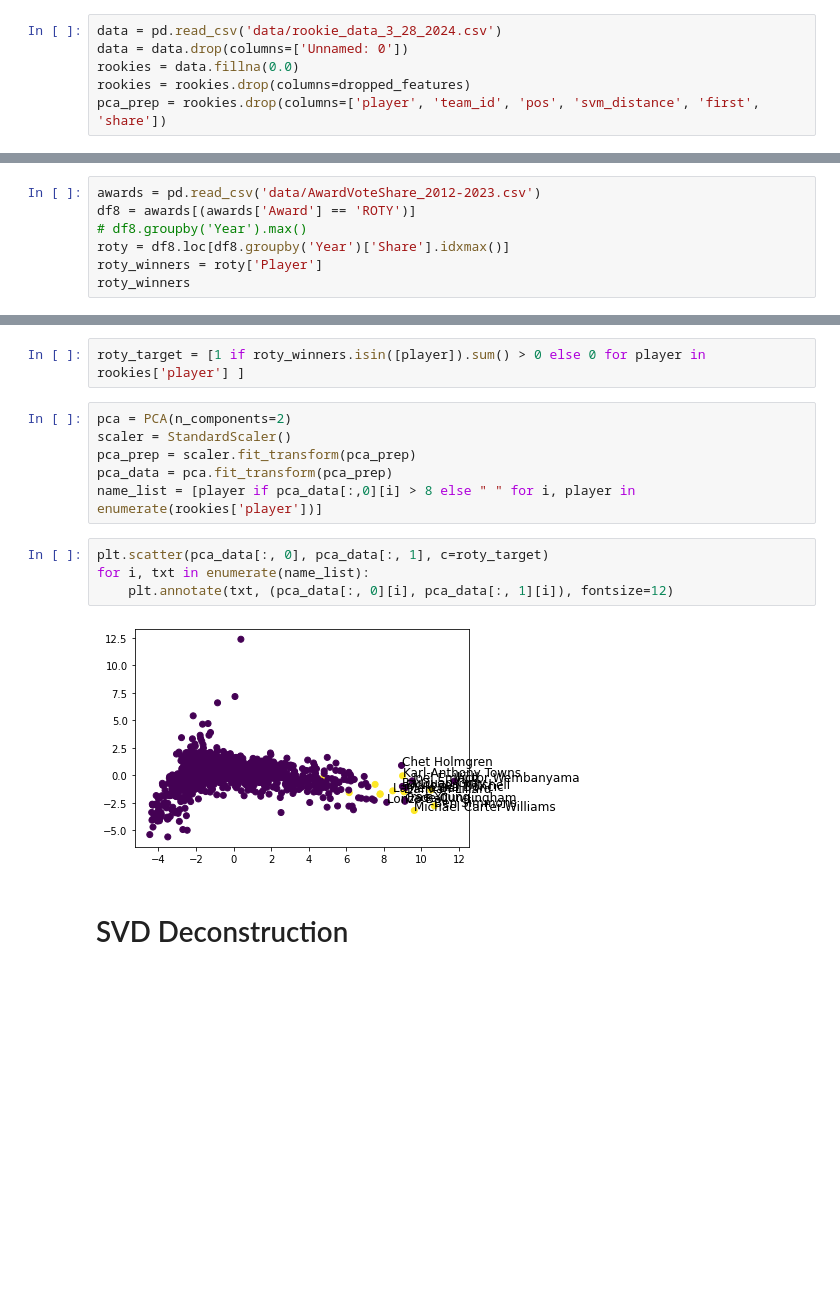
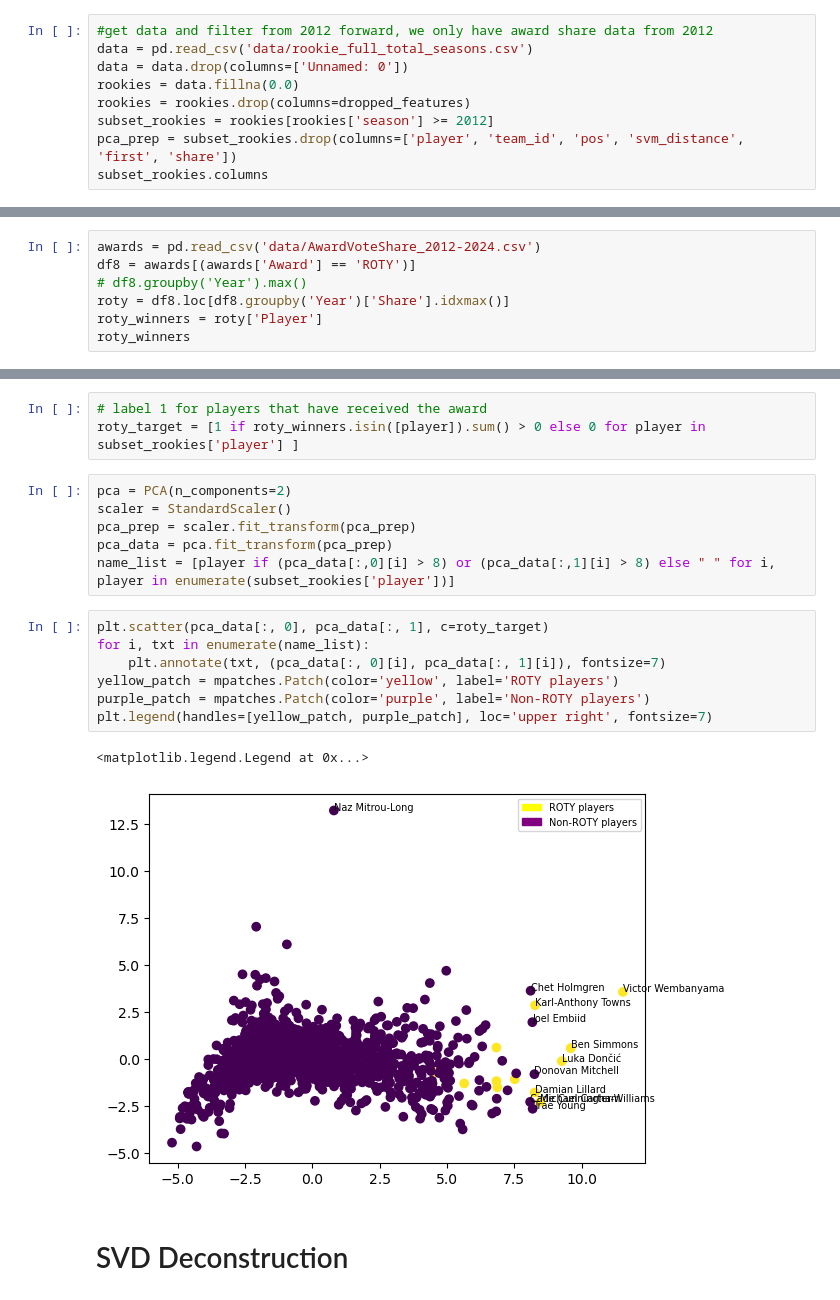
Before and after one commit to brianfdo/NBA-Player-Analysis, a Jupyter notebook: normalize_pca_feature.ipynb, the cells around one changed output, grey strips where cells are left out. Cells and saved outputs as stored; diff of their text form; blank space fills up the shorter version.

```diff
--- a/normalize_pca_feature.ipynb
+++ b/normalize_pca_feature.ipynb
@@ -18,8 +14,11 @@ dropped_features = ['fg3a_per_g', 'mp_per_g', 'ast_pct', 'fta_per_g', 'fg2a_per_
                     'age', 'ts_pct', 'dws', 'bpm', 'fg_pct', 'fg2_pct', 'ft_per_g',
                     'orb_per_g', 'tov_pct', 'fg3a_per_fga_pct', 'fg2_per_g', 'gs', 'ws', 'fta_per_fga_pct']
 # %%
-data = pd.read_csv('data/rookie_data_3_28_2024.csv')
+#get data and filter from 2012 forward, we only have award share data from 2012
+data = pd.read_csv('data/rookie_full_total_seasons.csv')
 data = data.drop(columns=['Unnamed: 0'])
 rookies = data.fillna(0.0)
 rookies = rookies.drop(columns=dropped_features)
-pca_prep = rookies.drop(columns=['player', 'team_id', 'pos', 'svm_distance', 'first', 'share'])
+subset_rookies = rookies[rookies['season'] >= 2012]
+pca_prep = subset_rookies.drop(columns=['player', 'team_id', 'pos', 'svm_distance', 'first', 'share'])
+subset_rookies.columns
@@ -26,5 +32,5 @@ pca_prep = rookies.drop(columns=['player', 'team_id', 'pos', 'svm_distance', 'fi
 # %%
-awards = pd.read_csv('data/AwardVoteShare_2012-2023.csv')
+awards = pd.read_csv('data/AwardVoteShare_2012-2024.csv')
 df8 = awards[(awards['Award'] == 'ROTY')]
 # df8.groupby('Year').max()
 roty = df8.loc[df8.groupby('Year')['Share'].idxmax()]
@@ -45,18 +52,23 @@ roty_winners
 Name: Player, dtype: object
 # %%
-roty_target = [1 if roty_winners.isin([player]).sum() > 0 else 0 for player in rookies['player'] ]
+# label 1 for players that have received the award
+roty_target = [1 if roty_winners.isin([player]).sum() > 0 else 0 for player in subset_rookies['player'] ]
 # %%
 pca = PCA(n_components=2)
 scaler = StandardScaler()
 pca_prep = scaler.fit_transform(pca_prep)
 pca_data = pca.fit_transform(pca_prep)
-name_list = [player if pca_data[:,0][i] > 8 else " " for i, player in enumerate(rookies['player'])]
+name_list = [player if (pca_data[:,0][i] > 8) or (pca_data[:,1][i] > 8) else " " for i, player in enumerate(subset_rookies['player'])]
 # %%
 plt.scatter(pca_data[:, 0], pca_data[:, 1], c=roty_target)
 for i, txt in enumerate(name_list):
-    plt.annotate(txt, (pca_data[:, 0][i], pca_data[:, 1][i]), fontsize=12)
+    plt.annotate(txt, (pca_data[:, 0][i], pca_data[:, 1][i]), fontsize=7)
+yellow_patch = mpatches.Patch(color='yellow', label='ROTY players')
+purple_patch = mpatches.Patch(color='purple', label='Non-ROTY players')
+plt.legend(handles=[yellow_patch, purple_patch], loc='upper right', fontsize=7)
 # %% [output]
+<matplotlib.legend.Legend at 0x...>
-[figure, old version]
+[figure, new version]
 # %% [markdown]
 # SVD Deconstruction
 # %%
```
Also changed, not shown: parts of 12 cells of this notebook.
